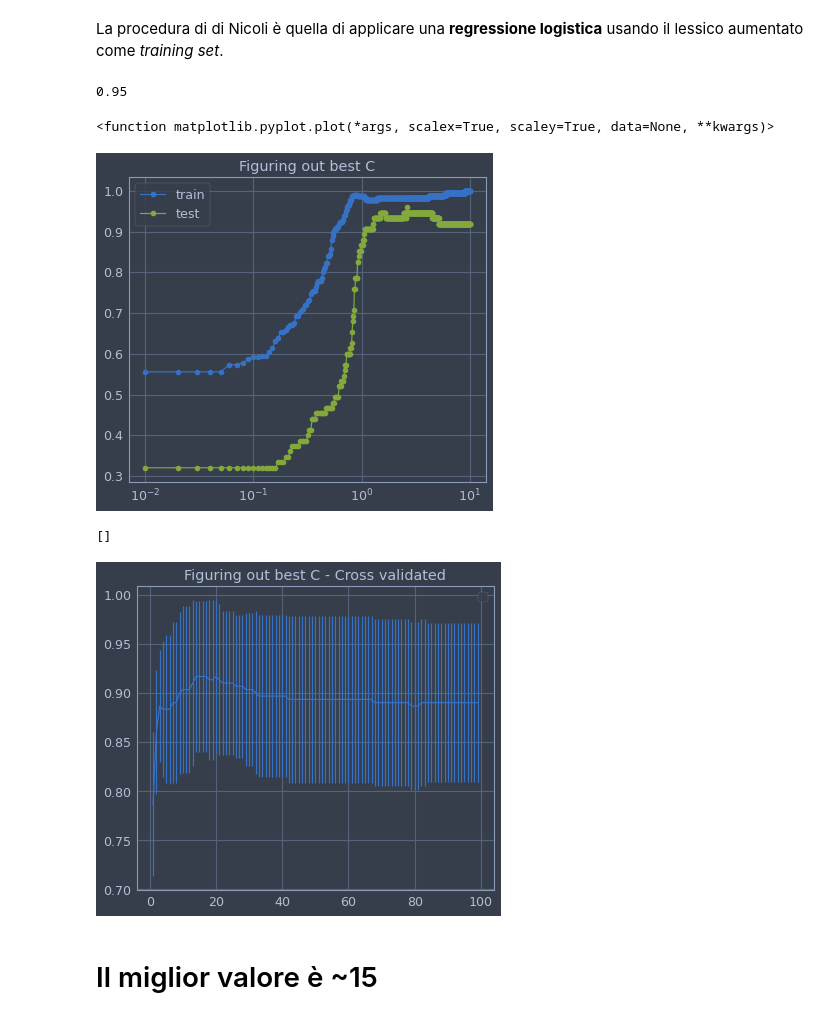
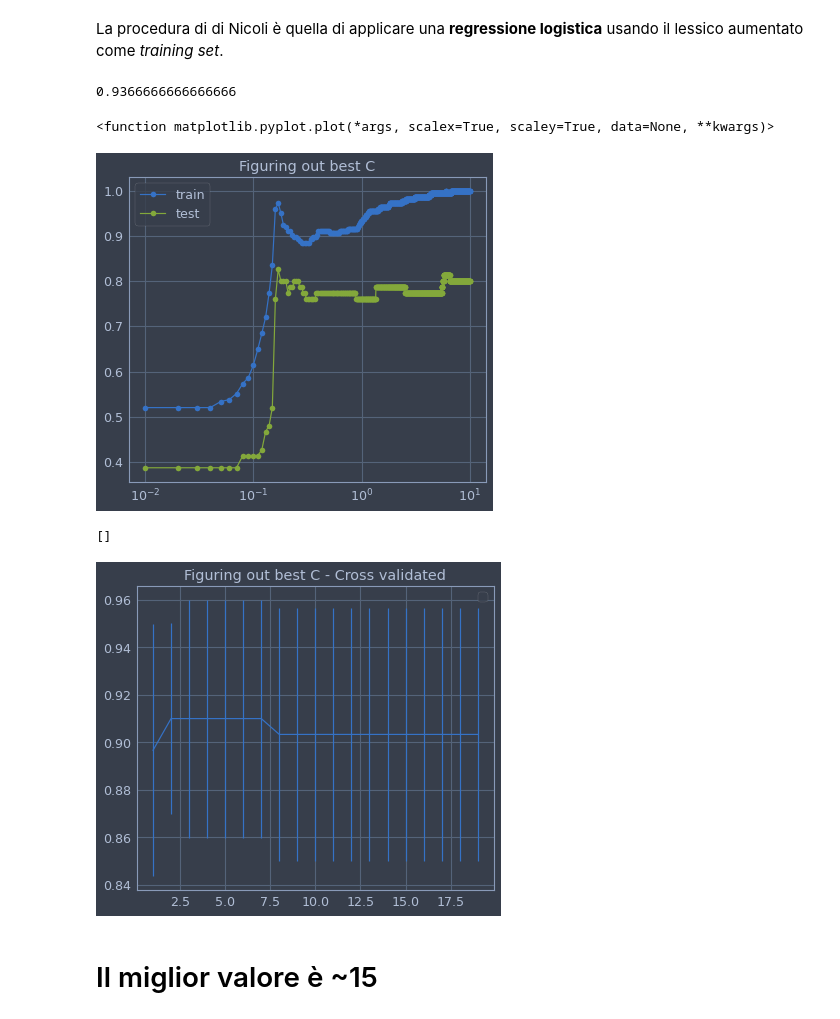
Before and after one commit to Willinki/Just-News, a Jupyter notebook: CADE_testing.ipynb, the cells around one changed output. Cells and saved outputs as stored; diff of their text form; code cells hidden in the pictures.

```diff
--- a/CADE_testing.ipynb
+++ b/CADE_testing.ipynb
@@ -42,7 +42,7 @@ This DF will be used for the CADE training.
 Provo senza Wikipedia
 # %%
 df_list = pd.DataFrame()
-for filename in glob.glob('./data_final/*.json'):
+for filename in glob.glob('../data_final/*.json'):
     print(filename)
     with open(filename, 'r') as f:
         json_load = json.loads(f.read())
@@ -61,7 +56,7 @@ df_list = df_list[['Title', "Date", "Link", "Paragraphs", "Authors"]]
 def create_newssite(link = None):
         if link is np.nan:
             return("Wikipedia")
-        elif "slate" in link:
+        elif "slate.com" in link:
             return("Slate")
         elif "https://www.nytimes.com" in link:
             return("New York Times")
@@ -127,6 +122,7 @@ for i, Newssite in enumerate(df["Newssite"].unique()):
     for k in df[df["Newssite"] == Newssite]["Paragraphs"][:]:
         newssite_to_text += "\n".join(k)
 
+    newssite_to_text = simple_preproc(newssite_to_text).lower()
     with open("./text_"+str(Newssite)+".txt", 'w') as file:
         file.write(newssite_to_text)
 # %% [output]
@@ -340,7 +299,7 @@ logistic = LogisticRegression(random_state=0).fit(X, y)
 # %%
 logistic.score(X, y)
 # %% [output]
-0.95
+0.9366666666666666
 # %%
 X_train, X_test, y_train, y_test = train_test_split(X, y, test_size = 0.25)
 score_train = []
@@ -365,24 +324,24 @@ plt.title("Figuring out best C")
 plt.plot
 # %% [output]
 <function matplotlib.pyplot.plot(*args, scalex=True, scaley=True, data=None, **kwargs)>
-[figure, old version]
+[figure, new version]
 # %%
 #tento con una cross validation e c nell'arco 0.1, 10
 score_mean = []
 score_stds = []
-Cs = Cs = np.arange(1, 100, 1)
+Cs = Cs = np.arange(1, 20, 1)
 for c in Cs:
-    clf = svm.SVC(C=c, kernel = "poly")
+    clf = svm.SVC(C=c, kernel = "poly", gamma="auto")
     scores = cross_val_score(clf, X, y, cv=5)
     score_mean.append(scores.mean())
     score_stds.append(scores.std())
 
 plt.errorbar(Cs, score_mean, yerr = score_stds)
 plt.legend()
 plt.title("Figuring out best C - Cross validated")
 plt.plot()
 # %% [output]
 []
-[figure, old version]
+[figure, new version]
 # %% [markdown]
 # Il miglior valore è ~15
```
Also changed, not shown: parts of 9 cells of this notebook, 7 other files.
